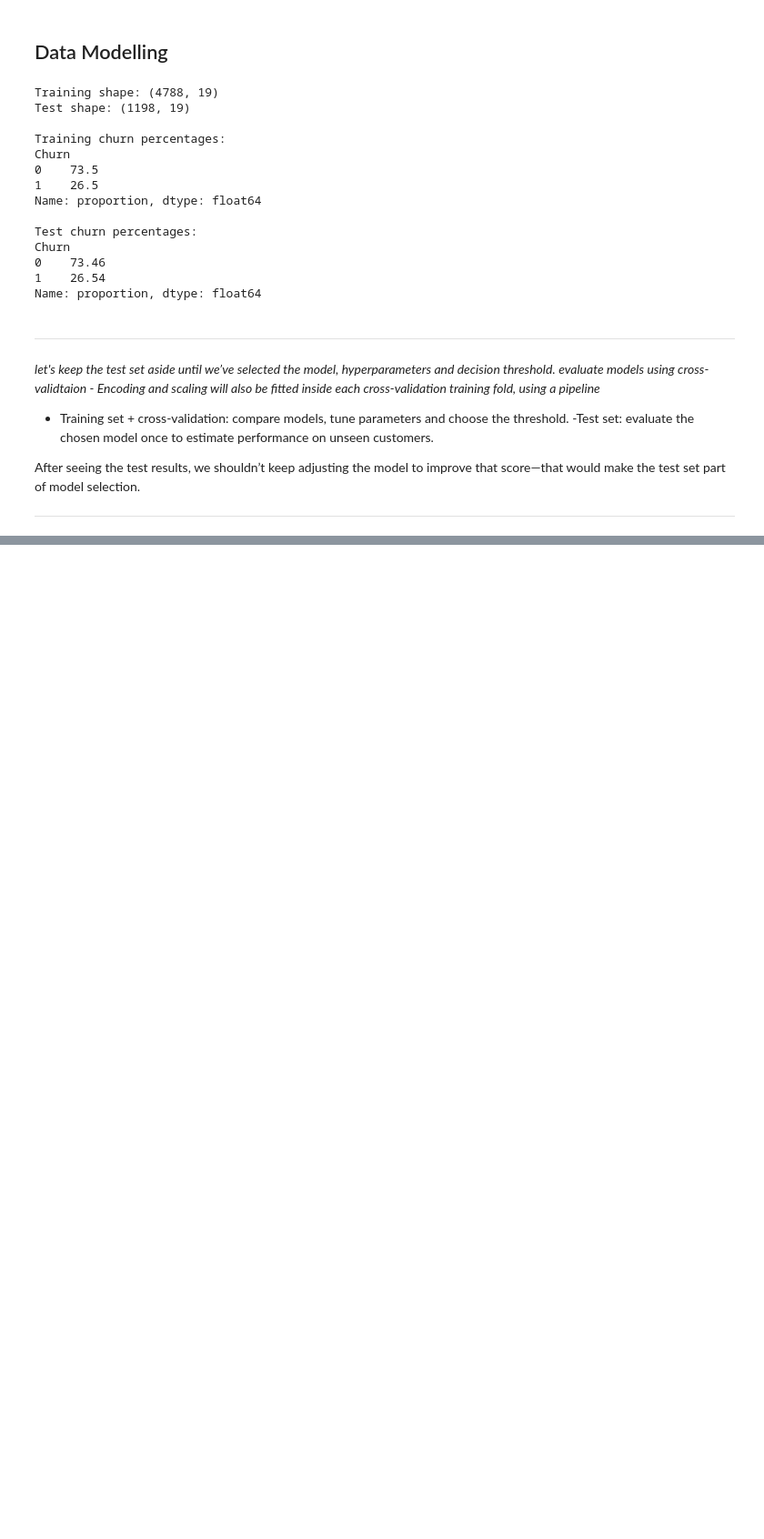
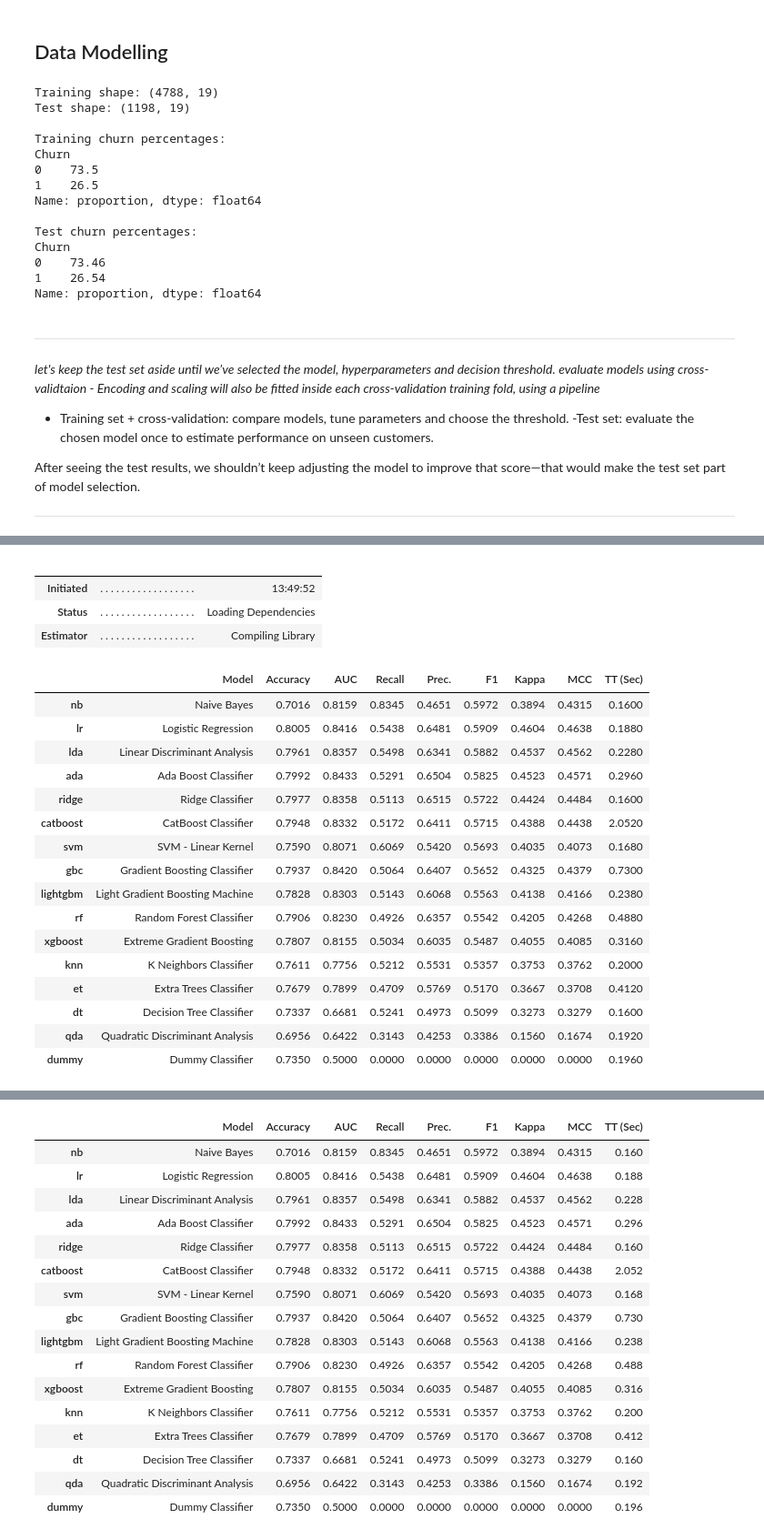
Before and after one commit to laravich/telco_churn_project, a Jupyter notebook: Lavanya_telcom_churn.ipynb, the cells around one changed output, grey strips where cells are left out. Shown at 91% size. Drawn from its saved outputs; the diff is of its cells as text; code cells hidden in the pictures; blank space fills up the shorter version.

```diff
--- a/Lavanya_telcom_churn.ipynb
+++ b/Lavanya_telcom_churn.ipynb
@@ -376,0 +541,22 @@ After seeing the test results, we shouldn’t keep adjusting the model to improv
+# %%
+# combine my training data into one dataset
+train_data = X_train.copy()
+train_data["Churn"] = y_train
+
+exp = ClassificationExperiment() #using pyCaret
+
+exp.setup(
+    data=train_data,
+    target="Churn",
+    numeric_features=numeric_features,
+    categorical_features=categorical_features,
+    normalize=True, #pyCaret uses z-score scaling by default (similar to StandardScaler)
+    train_size=0.8, # splitting training data further into 80% train and 20 % test
+    data_split_stratify=True, # equal portions in train and test split
+    fold_strategy="stratifiedkfold", # similar portion of target inside each fold
+    fold=5,
+    fold_shuffle=True,
+    session_id=42, #seed
+    n_jobs=2, #use 2 available cores
+    verbose=True # displays the setup summary and progress information
+)
@@ -376,0 +582,30 @@ After seeing the test results, we shouldn’t keep adjusting the model to improv
+# %%
+# compare models and keep the top three by F1
+# x_test is still not used!
+top_five_models = exp.compare_models(sort="F1", n_select=5)
+
+automl_results = exp.pull()
+display(automl_results)
+# %% [output]
+|  |  |  |
+|  |  |  |
+| Initiated | . . . . . . . . . . . . . . . . . . | 13:49:52 |
+| Status | . . . . . . . . . . . . . . . . . . | Loading Dependencies |
+| Estimator | . . . . . . . . . . . . . . . . . . | Compiling Library |
+|  | Model | Accuracy | AUC | Recall | Prec. | F1 | Kappa | MCC | TT (Sec) |
+| nb | Naive Bayes | 0.7016 | 0.8159 | 0.8345 | 0.4651 | 0.5972 | 0.3894 | 0.4315 | 0.1600 |
+| lr | Logistic Regression | 0.8005 | 0.8416 | 0.5438 | 0.6481 | 0.5909 | 0.4604 | 0.4638 | 0.1880 |
+| lda | Linear Discriminant Analysis | 0.7961 | 0.8357 | 0.5498 | 0.6341 | 0.5882 | 0.4537 | 0.4562 | 0.2280 |
+| ada | Ada Boost Classifier | 0.7992 | 0.8433 | 0.5291 | 0.6504 | 0.5825 | 0.4523 | 0.4571 | 0.2960 |
+| ridge | Ridge Classifier | 0.7977 | 0.8358 | 0.5113 | 0.6515 | 0.5722 | 0.4424 | 0.4484 | 0.1600 |
+| catboost | CatBoost Classifier | 0.7948 | 0.8332 | 0.5172 | 0.6411 | 0.5715 | 0.4388 | 0.4438 | 2.0520 |
+| svm | SVM - Linear Kernel | 0.7590 | 0.8071 | 0.6069 | 0.5420 | 0.5693 | 0.4035 | 0.4073 | 0.1680 |
+| gbc | Gradient Boosting Classifier | 0.7937 | 0.8420 | 0.5064 | 0.6407 | 0.5652 | 0.4325 | 0.4379 | 0.7300 |
+| lightgbm | Light Gradient Boosting Machine | 0.7828 | 0.8303 | 0.5143 | 0.6068 | 0.5563 | 0.4138 | 0.4166 | 0.2380 |
+| rf | Random Forest Classifier | 0.7906 | 0.8230 | 0.4926 | 0.6357 | 0.5542 | 0.4205 | 0.4268 | 0.4880 |
+| xgboost | Extreme Gradient Boosting | 0.7807 | 0.8155 | 0.5034 | 0.6035 | 0.5487 | 0.4055 | 0.4085 | 0.3160 |
+| knn | K Neighbors Classifier | 0.7611 | 0.7756 | 0.5212 | 0.5531 | 0.5357 | 0.3753 | 0.3762 | 0.2000 |
+| et | Extra Trees Classifier | 0.7679 | 0.7899 | 0.4709 | 0.5769 | 0.5170 | 0.3667 | 0.3708 | 0.4120 |
+| dt | Decision Tree Classifier | 0.7337 | 0.6681 | 0.5241 | 0.4973 | 0.5099 | 0.3273 | 0.3279 | 0.1600 |
+| qda | Quadratic Discriminant Analysis | 0.6956 | 0.6422 | 0.3143 | 0.4253 | 0.3386 | 0.1560 | 0.1674 | 0.1920 |
+| dummy | Dummy Classifier | 0.7350 | 0.5000 | 0.0000 | 0.0000 | 0.0000 | 0.0000 | 0.0000 | 0.1960 |
@@ -376,0 +613,17 @@ After seeing the test results, we shouldn’t keep adjusting the model to improv
+|  | Model | Accuracy | AUC | Recall | Prec. | F1 | Kappa | MCC | TT (Sec) |
+| nb | Naive Bayes | 0.7016 | 0.8159 | 0.8345 | 0.4651 | 0.5972 | 0.3894 | 0.4315 | 0.160 |
+| lr | Logistic Regression | 0.8005 | 0.8416 | 0.5438 | 0.6481 | 0.5909 | 0.4604 | 0.4638 | 0.188 |
+| lda | Linear Discriminant Analysis | 0.7961 | 0.8357 | 0.5498 | 0.6341 | 0.5882 | 0.4537 | 0.4562 | 0.228 |
+| ada | Ada Boost Classifier | 0.7992 | 0.8433 | 0.5291 | 0.6504 | 0.5825 | 0.4523 | 0.4571 | 0.296 |
+| ridge | Ridge Classifier | 0.7977 | 0.8358 | 0.5113 | 0.6515 | 0.5722 | 0.4424 | 0.4484 | 0.160 |
+| catboost | CatBoost Classifier | 0.7948 | 0.8332 | 0.5172 | 0.6411 | 0.5715 | 0.4388 | 0.4438 | 2.052 |
+| svm | SVM - Linear Kernel | 0.7590 | 0.8071 | 0.6069 | 0.5420 | 0.5693 | 0.4035 | 0.4073 | 0.168 |
+| gbc | Gradient Boosting Classifier | 0.7937 | 0.8420 | 0.5064 | 0.6407 | 0.5652 | 0.4325 | 0.4379 | 0.730 |
+| lightgbm | Light Gradient Boosting Machine | 0.7828 | 0.8303 | 0.5143 | 0.6068 | 0.5563 | 0.4138 | 0.4166 | 0.238 |
+| rf | Random Forest Classifier | 0.7906 | 0.8230 | 0.4926 | 0.6357 | 0.5542 | 0.4205 | 0.4268 | 0.488 |
+| xgboost | Extreme Gradient Boosting | 0.7807 | 0.8155 | 0.5034 | 0.6035 | 0.5487 | 0.4055 | 0.4085 | 0.316 |
+| knn | K Neighbors Classifier | 0.7611 | 0.7756 | 0.5212 | 0.5531 | 0.5357 | 0.3753 | 0.3762 | 0.200 |
+| et | Extra Trees Classifier | 0.7679 | 0.7899 | 0.4709 | 0.5769 | 0.5170 | 0.3667 | 0.3708 | 0.412 |
+| dt | Decision Tree Classifier | 0.7337 | 0.6681 | 0.5241 | 0.4973 | 0.5099 | 0.3273 | 0.3279 | 0.160 |
+| qda | Quadratic Discriminant Analysis | 0.6956 | 0.6422 | 0.3143 | 0.4253 | 0.3386 | 0.1560 | 0.1674 | 0.192 |
+| dummy | Dummy Classifier | 0.7350 | 0.5000 | 0.0000 | 0.0000 | 0.0000 | 0.0000 | 0.0000 | 0.196 |
```
Also changed, not shown: parts of 39 cells of this notebook.
